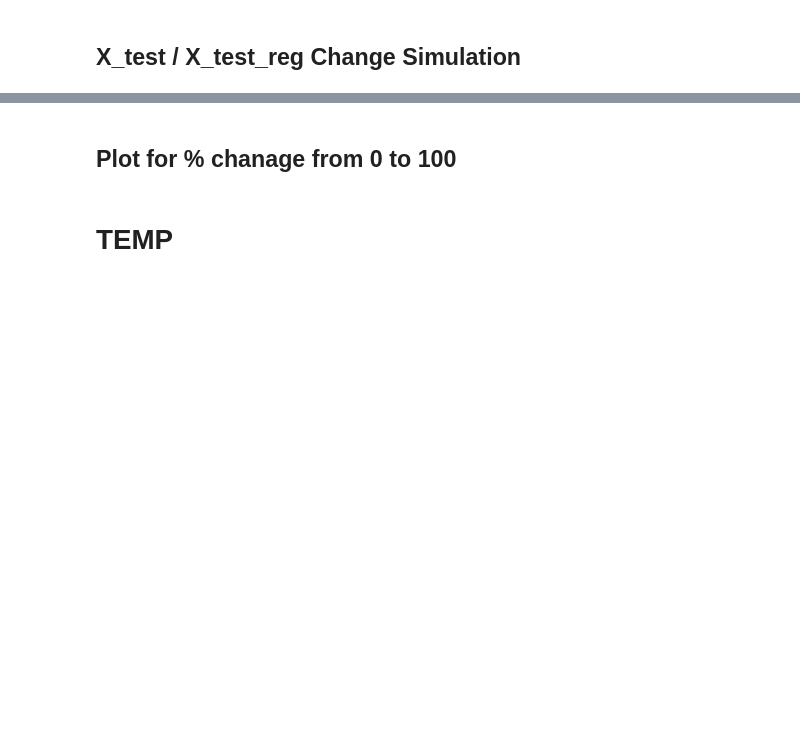
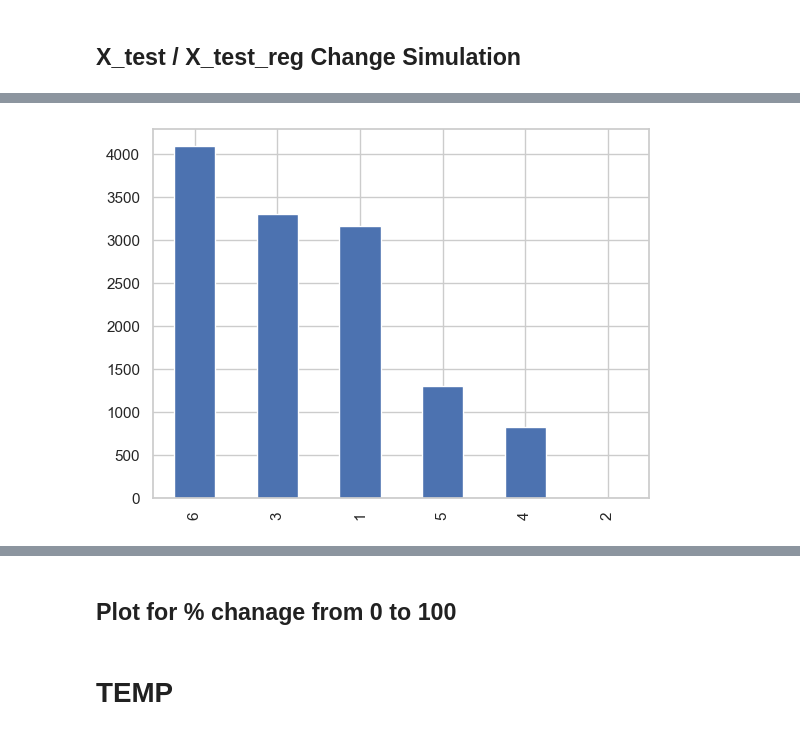
Before and after one commit to jerzybala/Ultra_PF_Smartphone, a Jupyter notebook: UPF_experiments_Feb2024_v3.ipynb, the cells around one changed output, grey strips where cells are left out. Drawn from its saved outputs; the diff is of its cells as text; code cells hidden in the pictures; blank space fills up the shorter version.

```diff
--- a/UPF_experiments_Feb2024_v3.ipynb
+++ b/UPF_experiments_Feb2024_v3.ipynb
@@ -21,7 +21,7 @@ path_temp = '/Volumes/2TB Ext/BrainBaseMHQ/mhm_data_2024-02-03_17-00-42_from jan
 path_temp_processed = '/Volumes/2TB Ext/BrainBaseMHQ/GMP_data_2023_to_jan2024.csv'
 path1 = '/Users/jerzybala/Desktop/PROCESSED_FOOD_Dec2023.csv'
 
-df = pd.read_csv(path1, low_memory=False)
+df = pd.read_csv(path, low_memory=False)
 
 df.loc[:, 'Processed food in diet'] = df['Processed food in diet'].replace({
             'Rarely/never': 'Rarely/Never',
@@ -191,12 +232,13 @@ def split_dataset(X, y_classification, y_regression, test_size=0.3, random_state
 # %% [markdown]
 ## Selecting data with feature subset and constructing new features
 # %%
+
 
 
 df_features = df[set10].copy()
 
 
-drop_list = [
+drop_list1 = [
 
     'Country',
 
@@ -232,7 +274,7 @@ wiek3=[22, 18, 19, 20, 21]
 
 
 # Segment and prepare the DataFrame
-prepared_df = segment_and_prepare_df(df_features, countries=None, age_groups=None, drop_list=drop_list)
+prepared_df = segment_and_prepare_df(df_features, countries=kraj2, age_groups=None, drop_list=drop_list1)
 
 
 # Features construcrs defined in config.py
@@ -253,3 +295,5 @@ prepared_df.to_csv('/Users/jerzybala/Desktop/prepared_df.csv', index=False)
 
 
 prepared_df.shape
+
+# prepared_df.columns.to_list()
@@ -1232,0 +1474,30 @@ plot_combined_prediction_differences_line(prediction_dict, bins=10)
+# %%
+
+
+# 'Less than once a week': 5,
+# 'Rarely/Never': 6,
+# 'Few days a week': 3,
+# 'Once a week': 4,
+# 'Every day': 1,
+# 'Some days of the week': 2,
+# 'Several days a week': 3
+
+
+
+X_test_reg['Frequency of doing exercise'].value_counts().plot(kind='bar')
+
+
+X_test_reg_segment=X_test_reg
+X_test_reg_segment['y_test_ref_s']=y_test_reg
+
+
+X_test_reg_segment = X_test_reg_segment[X_test_reg_segment['Frequency of doing exercise'] == 1]
+
+X_test_reg_segment.shape
+
+# New X,Y for regression
+
+X_test_reg_segment_X = X_test_reg_segment.drop(columns='y_test_ref_s', axis=1)
+y_test_reg_segment = X_test_reg_segment['y_test_ref_s']
+# %% [output]
+[figure, added]
```
Also changed, not shown: parts of 32 cells of this notebook, 1 other file.
